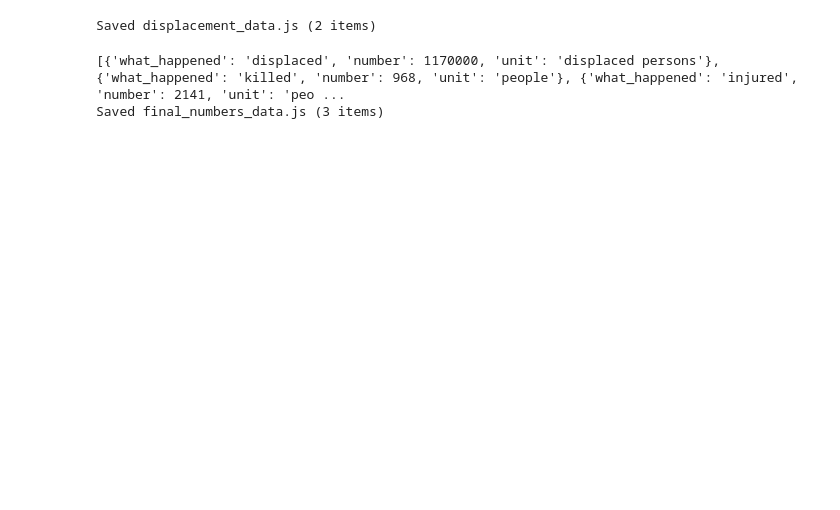
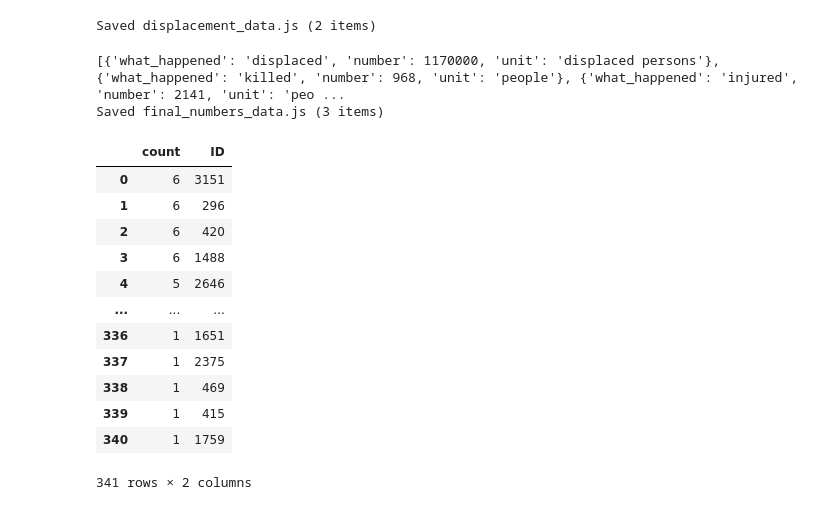
Before and after one commit to MediaMonitoringAndAnalysis/CLEAR-AutomatedAnalysis, a Jupyter notebook: 3-generate_final_results.ipynb, the cells around one changed output. Saved outputs shown, nothing was run; the diff lists cells and outputs as text; code cells hidden in the pictures; blank space fills up the shorter version.

```diff
--- a/3-generate_final_results.ipynb
+++ b/3-generate_final_results.ipynb
@@ -507,3 +515,22 @@ print(f"Saved final_numbers_data.js ({len(final_numbers_data)} items)")
 # %% [output]
 [{'what_happened': 'displaced', 'number': 1170000, 'unit': 'displaced persons'}, {'what_happened': 'killed', 'number': 968, 'unit': 'people'}, {'what_happened': 'injured', 'number': 2141, 'unit': 'peo ...
 Saved final_numbers_data.js (3 items)
+# %%
+id_counts = answers_df[["ID"]].explode("ID")["ID"].value_counts().to_frame()
+id_counts["ID"] = id_counts.index.astype(int)
+id_counts.reset_index(drop=True, inplace=True)
+id_counts
+# %% [output]
+|  | count | ID |
+| 0 | 6 | 3151 |
+| 1 | 6 | 296 |
+| 2 | 6 | 420 |
+| 3 | 6 | 1488 |
+| 4 | 5 | 2646 |
+| ... | ... | ... |
+| 336 | 1 | 1651 |
+| 337 | 1 | 2375 |
+| 338 | 1 | 469 |
+| 339 | 1 | 415 |
+| 340 | 1 | 1759 |
+341 rows × 2 columns
```
Also changed, not shown: parts of 17 cells of this notebook, 1 other file.
